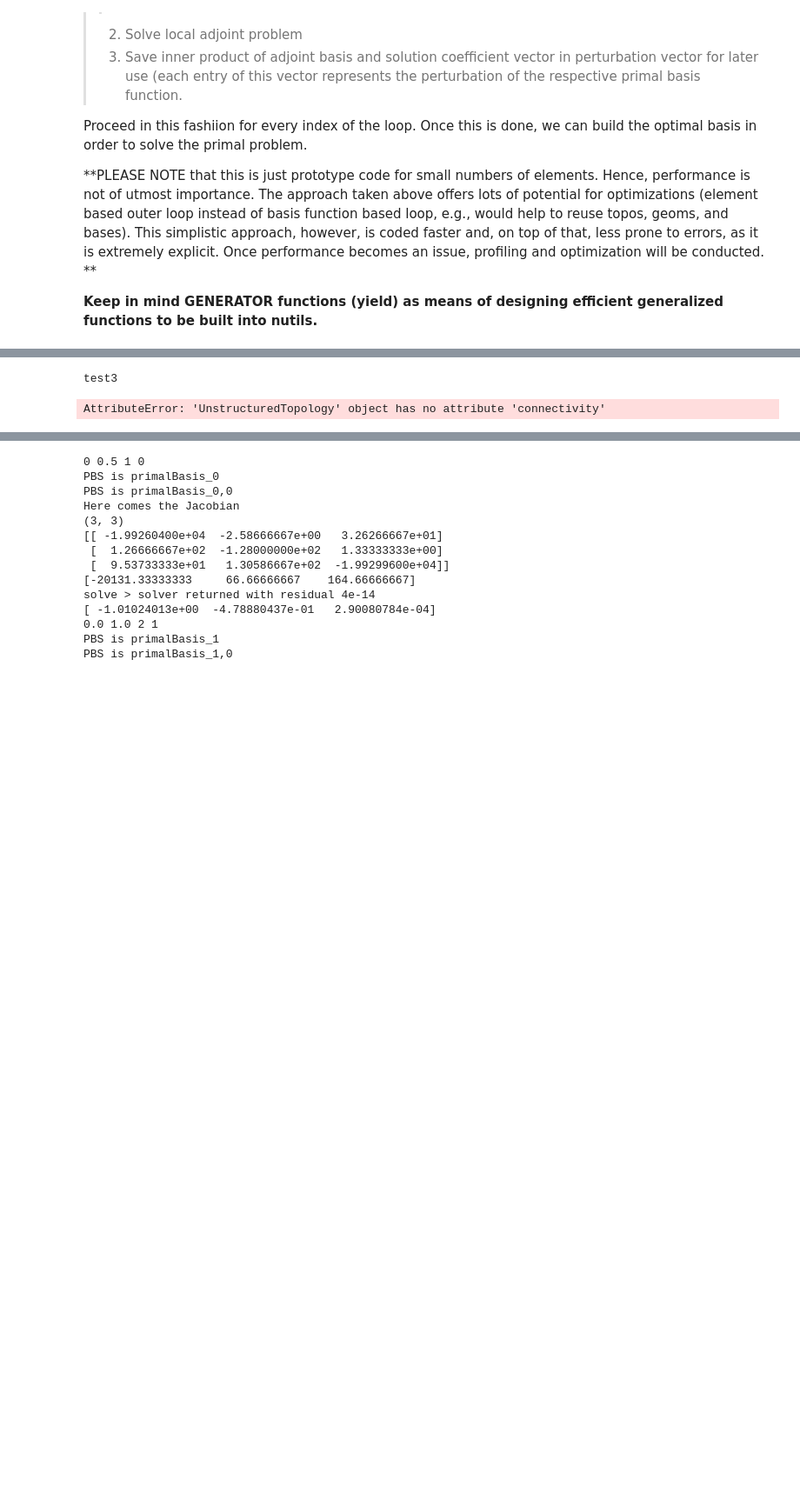
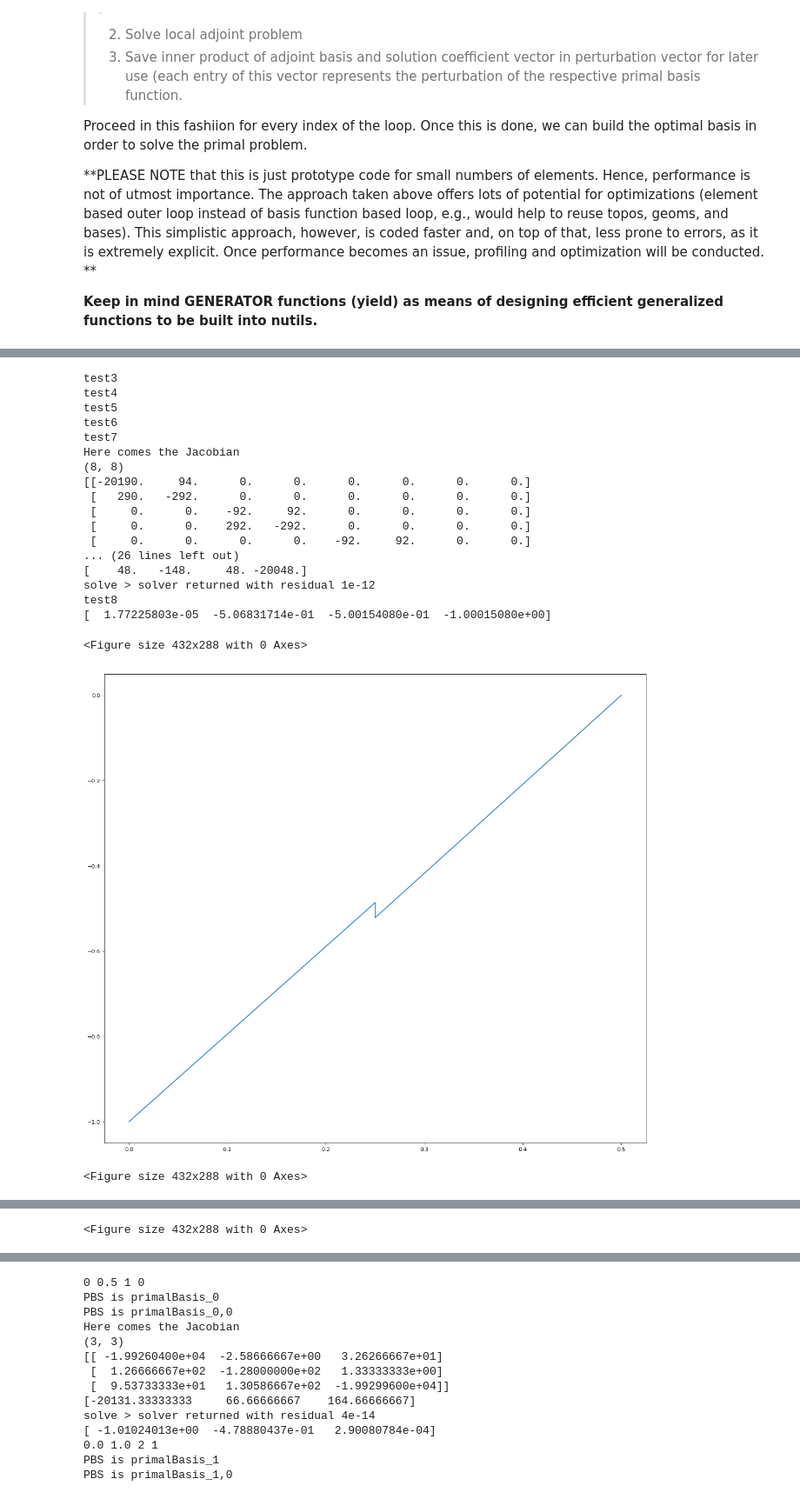
Before and after one commit to OVGULIU/Petrov-Galerkin, a Jupyter notebook: notebook_adv_diff_Adj_1DArbitrary.ipynb, the cells around one changed output, grey strips where cells are left out. Shown at 87% size. Saved outputs shown, nothing was run; the diff lists cells and outputs as text; code cells hidden in the pictures; blank space fills up the shorter version.

```diff
--- a/notebook_adv_diff_Adj_1DArbitrary.ipynb
+++ b/notebook_adv_diff_Adj_1DArbitrary.ipynb
@@ -91,7 +91,7 @@ In this section, the user can adjust some stabilization parameters
 # %%
 # Tuning parameters
 ns.beta = 1             # beta = 1 creates skew-symmetric bilinear form (more stable in this case)
-ns.gamma = 10           # DG stabilization (especially for linear degree)
+ns.gamma = 1           # DG stabilization (especially for linear degree)
 ns.C = ' v '            # Advection Upwinding coefficient
 
 # DG Stabilization parameters (all the same for an equidistant mesh)
@@ -176,7 +176,7 @@ for i in range(0, nr_nodes):
     # Create topology and geometry
     lower, upper, elems, node_nr = support(i, primalDegree, primalNelems, lbound, span)
     print(lower, upper, elems, node_nr)
-    localPrimalDomain, localPrimalGeom = mesh.rectilinear([numpy.linspace(lower, upper, elems+1)]*ndims)
+    localPrimalDomain, localGeom = mesh.rectilinear([numpy.linspace(lower, upper, elems+1)]*ndims)
     localDomain = localPrimalDomain.refined
     # Put geometry in namespace
     ns.x = localGeom
@@ -286,2 +296,20 @@ testB
 test3
+test4
+test5
+test6
+test7
+Here comes the Jacobian
+(8, 8)
+[[-20190.     94.      0.      0.      0.      0.      0.      0.]
+ [   290.   -292.      0.      0.      0.      0.      0.      0.]
+ [     0.      0.    -92.     92.      0.      0.      0.      0.]
+ [     0.      0.    292.   -292.      0.      0.      0.      0.]
+ [     0.      0.      0.      0.    -92.     92.      0.      0.]
+... (26 lines left out)
+[    48.   -148.     48. -20048.]
+solve > solver returned with residual 1e-12
+test8
+[  1.77225803e-05  -5.06831714e-01  -5.00154080e-01  -1.00015080e+00]
-AttributeError: 'UnstructuredTopology' object has no attribute 'connectivity'
+<Figure size 432x288 with 0 Axes>
+[figure, added]
+<Figure size 432x288 with 0 Axes>
@@ -287,0 +317 @@ AttributeError: 'UnstructuredTopology' object has no attribute 'connectivity'
+<Figure size 432x288 with 0 Axes>
```
Also changed, not shown: parts of 1 cell of this notebook.
